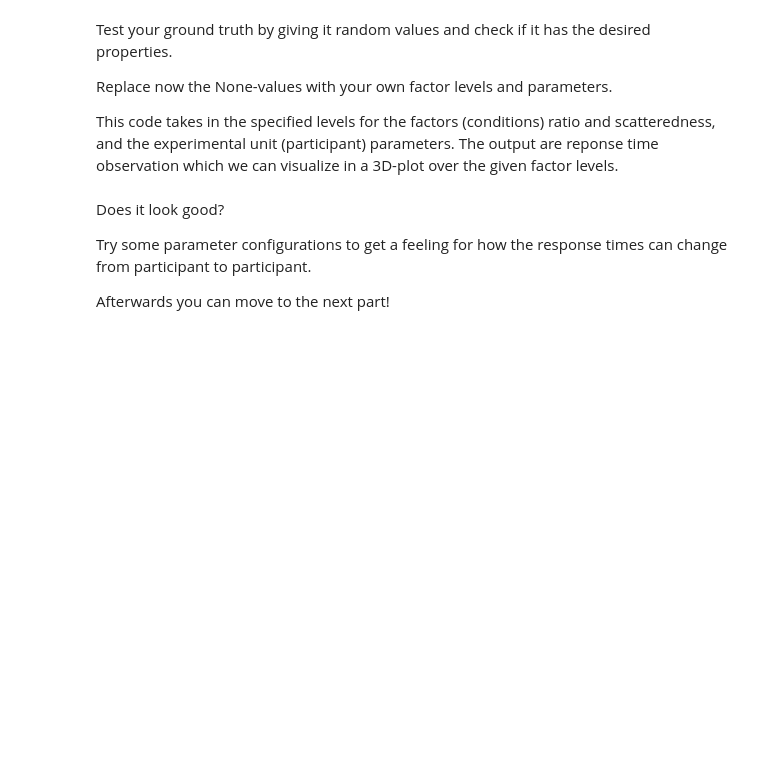
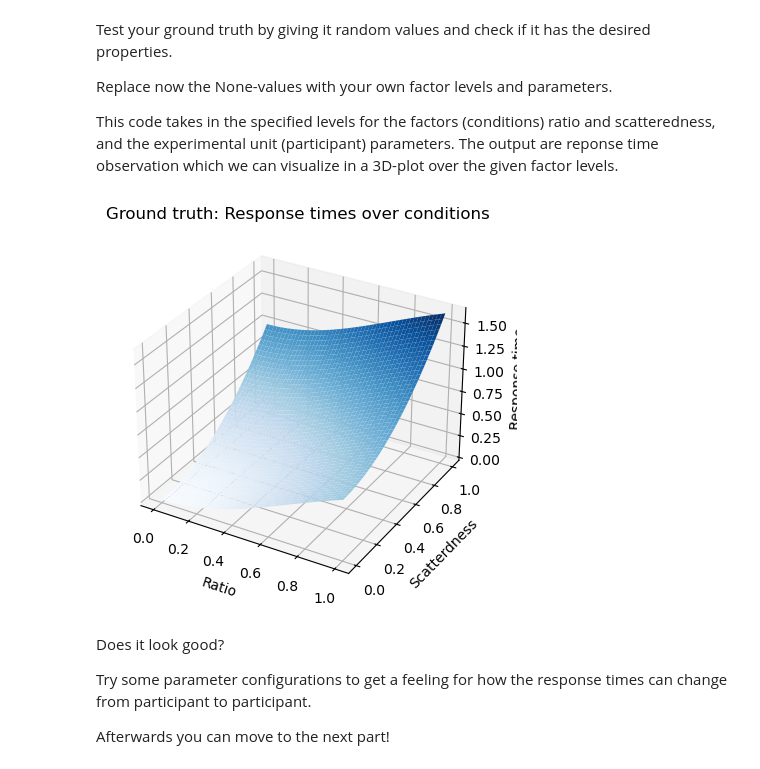
Before and after one commit to whyhardt/CourseOptimizingExperimentalDesign, a Jupyter notebook: tutorials/syntheticexperiments.ipynb, the cells around one changed output. Drawn from its saved outputs; the diff is of its cells as text; code cells hidden in the pictures; blank space fills up the shorter version.

```diff
--- a/tutorials/syntheticexperiments.ipynb
+++ b/tutorials/syntheticexperiments.ipynb
@@ -95,31 +95,33 @@ This code takes in the specified levels for the factors (conditions) ratio and s
 # %%
 # define the factor levels
 # you can use numpy arrays, lists or tuples
 x = np.linspace(0, 1)
 y = np.linspace(0, 1)
-parameters = [.2 , 2]
+parameters = [1, 2]
 
 # DO NOT TOUCH THE CODE FROM HERE!
 
 # set a sample size
 sample_size = len(x)
 
 # initiate the z array
 z = np.zeros((sample_size, sample_size))
 
 # collect the observations
 x, y = np.meshgrid(x, y)
 for i in range(sample_size):
     z[i, :] = ground_truth(x[i], y[i], parameters)
 
 # make a surface plot to visualize the ground_truth
 fig, ax = plt.subplots(subplot_kw={"projection": "3d"})
 ax.plot_surface(x, y, z, cmap=cm.Blues)
 ax.set_title('Ground truth: Response times over conditions')
 ax.set_xlabel('Ratio')
 ax.set_ylabel('Scatterdness')
 ax.set_zlabel('Response time')
 plt.show()
+# %% [output]
+[figure, added]
 # %% [markdown]
 Does it look good?
 
```
Also changed, not shown: parts of 10 cells of this notebook, 7 other files.
